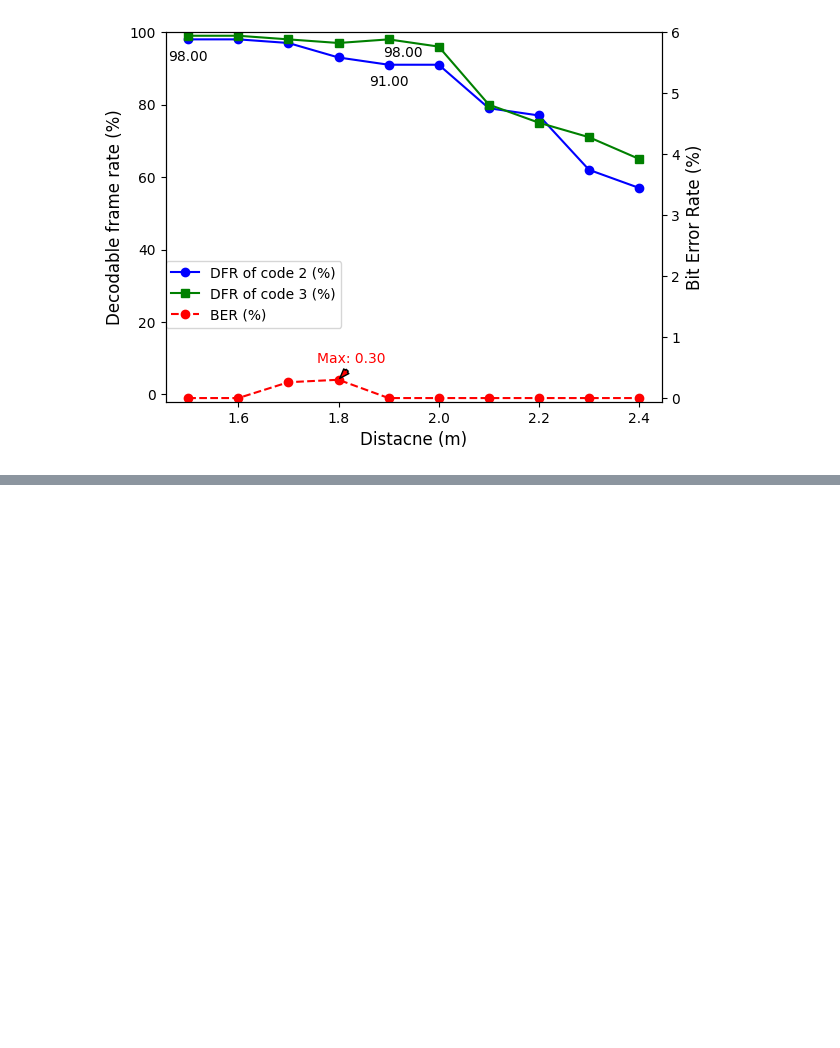
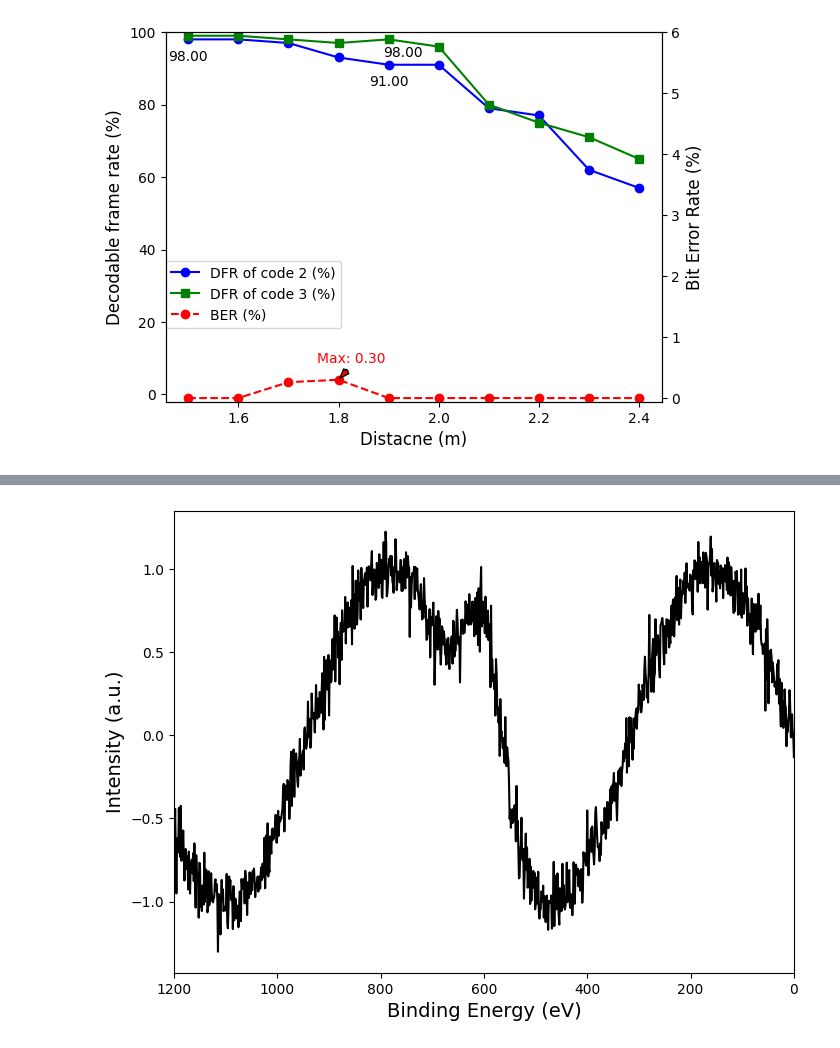
Before and after one commit to nguyendinhquan140701/LEDs_Data_Processing, a Jupyter notebook: Encode_Decode/draw/case1.ipynb, the cells around one changed output, grey strips where cells are left out. Saved outputs shown, nothing was run; the diff lists cells and outputs as text; code cells hidden in the pictures; blank space fills up the shorter version.

```diff
--- a/Encode_Decode/draw/case1.ipynb
+++ b/Encode_Decode/draw/case1.ipynb
@@ -145,0 +329,25 @@ plt.savefig('_2led_18khz.png')
+# %%
+import matplotlib.pyplot as plt
+import numpy as np
+
+# Example data (replace these with your actual data)
+binding_energy = np.linspace(1200, 0, 1000)  # X-axis values (Binding Energy in eV)
+intensity = np.random.normal(size=1000)  # Y-axis values (Intensity)
+
+# Simulate a typical spectrum shape (this is just an example)
+intensity = np.sin(binding_energy/100) + np.exp(-((binding_energy - 600)/50)**2) + np.random.normal(0, 0.1, binding_energy.shape)
+
+# Plotting the data
+plt.figure(figsize=(8, 6))
+plt.plot(binding_energy, intensity, color='black')
+
+# Customizing the plot
+plt.xlabel('Binding Energy (eV)', fontsize=14)
+plt.ylabel('Intensity (a.u.)', fontsize=14)
+plt.xlim(1200, 0)  # Invert x-axis
+plt.grid(False)  # Remove the grid if you want to match the style
+
+# Show the plot
+plt.show()
+# %% [output]
+[figure, added]
```
Also changed, not shown: parts of 5 cells of this notebook.
